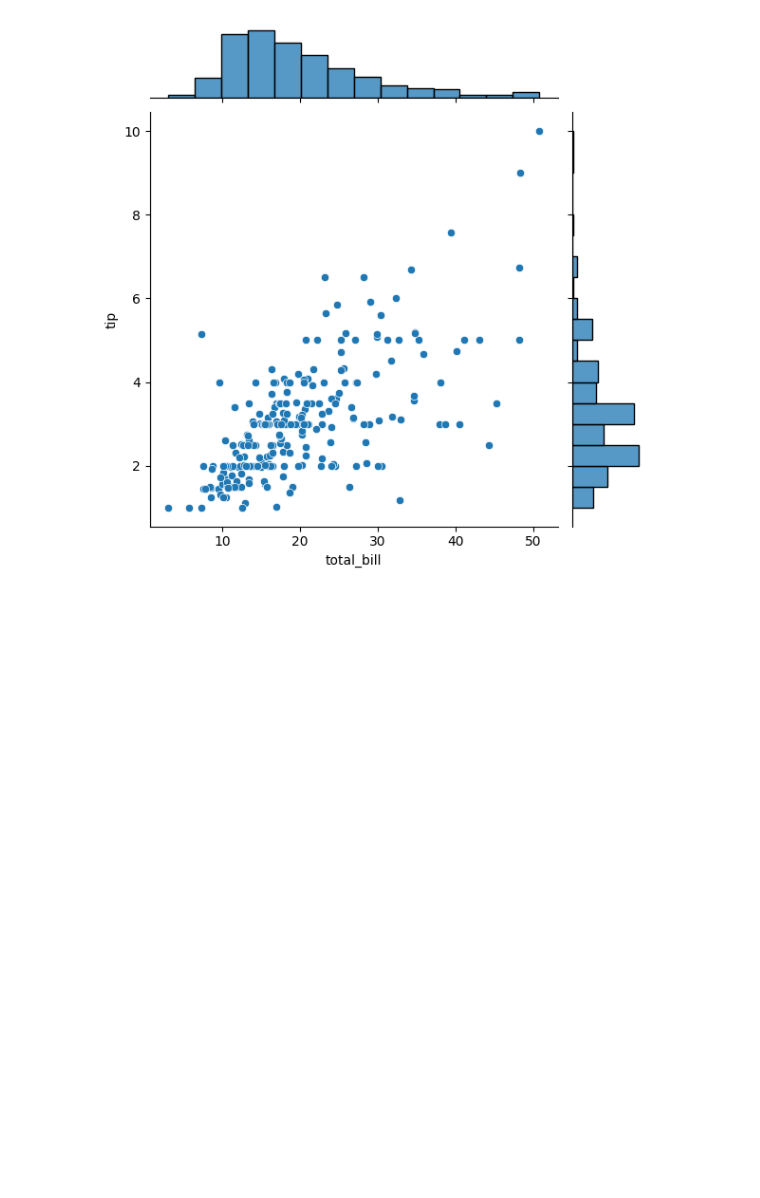
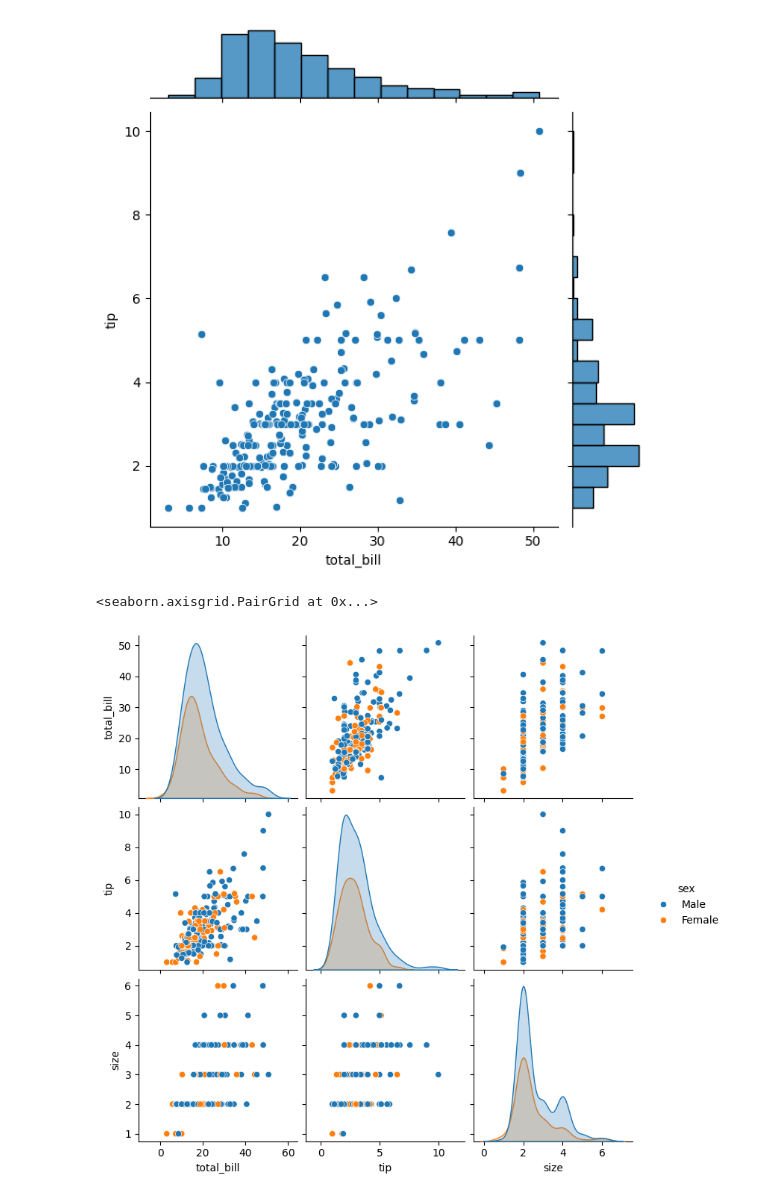
Before and after one commit to Maaaccc05/DS-Learning, a Jupyter notebook: Matplotlib/Distribution_Plot.ipynb, the cells around one changed output. Cells and saved outputs as stored; diff of their text form; code cells hidden in the pictures; blank space fills up the shorter version.

Commit message:
done with types of plots (distribution plot)

```diff
--- a/Matplotlib/Distribution_Plot.ipynb
+++ b/Matplotlib/Distribution_Plot.ipynb
@@ -42,3 +42,10 @@ sns.jointplot(x = 'total_bill', y = 'tip', data= df, kind = 'scatter')
 # %% [output]
 <seaborn.axisgrid.JointGrid at 0x...>
 [figure]
+# %%
+# Pairplot
+
+sns.pairplot(df, hue = 'sex')
+# %% [output]
+<seaborn.axisgrid.PairGrid at 0x...>
+[figure, added]
```
Also changed, not shown: parts of 1 cell of this notebook.
